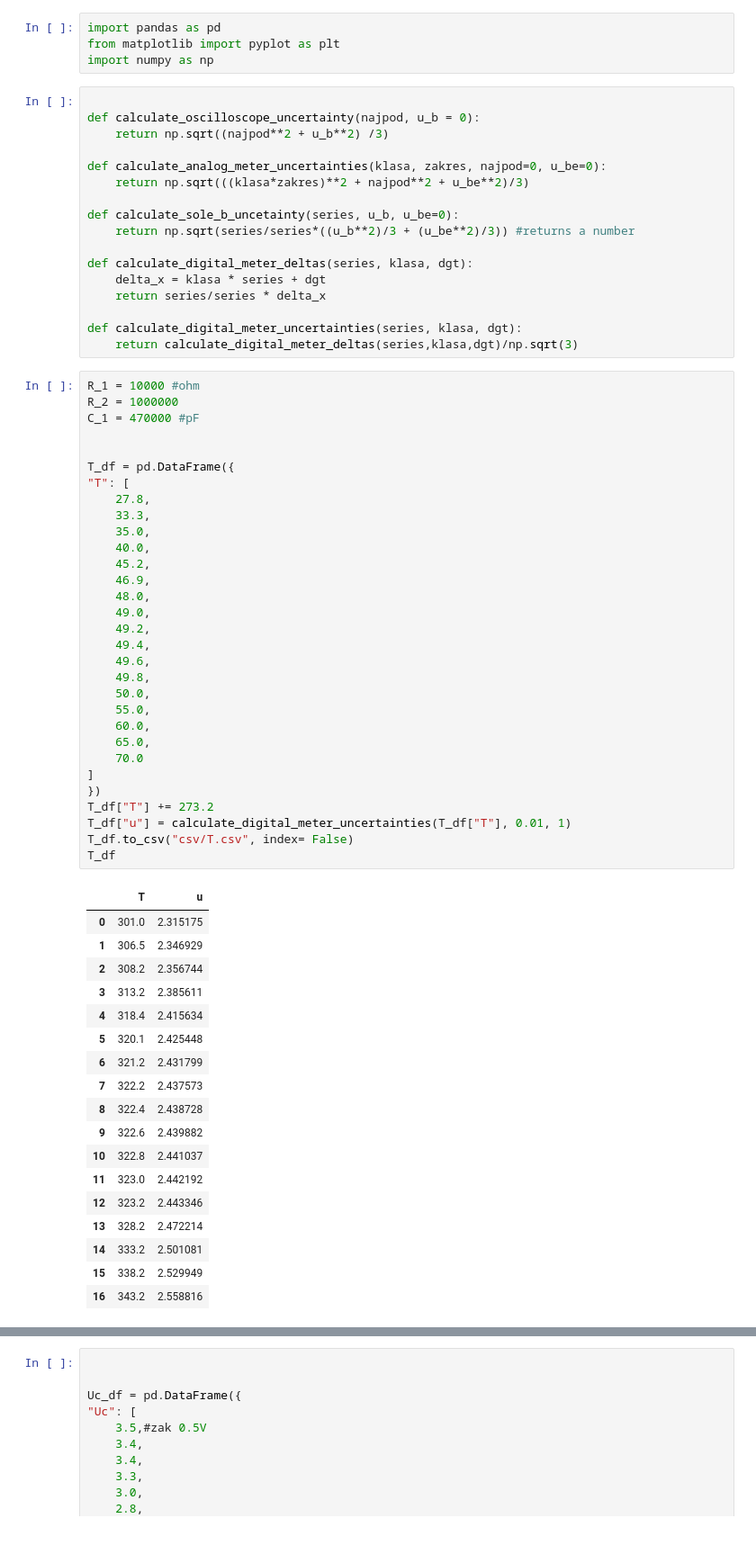
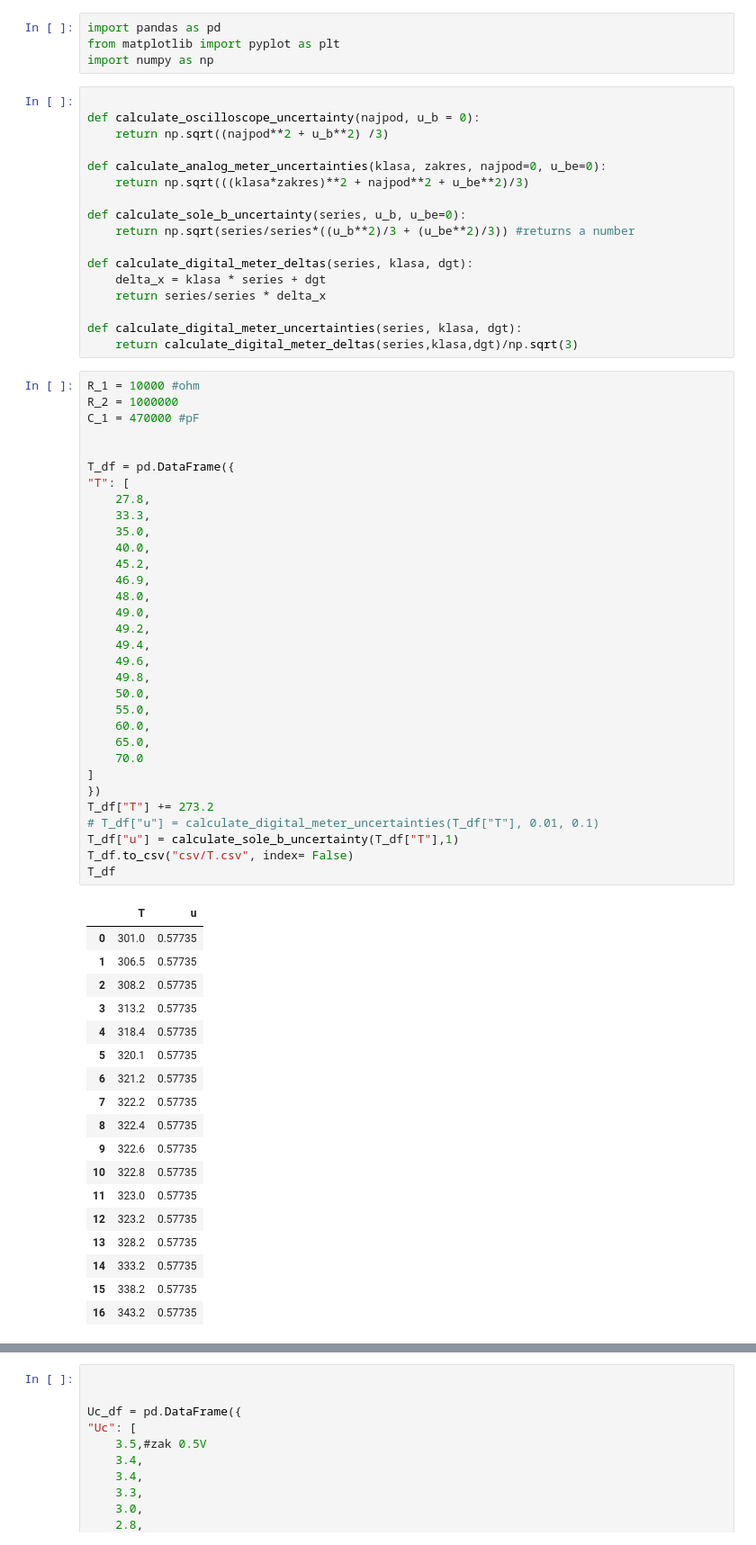
Before and after one commit to ficnawode/fizyka-pw-lab2-data-analysis, a Jupyter notebook: cw14/da.ipynb, the cells around one changed output, grey strips where cells are left out. Shown: that part at 90% size. Saved outputs shown, nothing was run; the diff lists cells and outputs as text.

```diff
--- a/cw14/da.ipynb
+++ b/cw14/da.ipynb
@@ -10,7 +10,7 @@ def calculate_oscilloscope_uncertainty(najpod, u_b = 0):
 def calculate_analog_meter_uncertainties(klasa, zakres, najpod=0, u_be=0):
     return np.sqrt(((klasa*zakres)**2 + najpod**2 + u_be**2)/3)
 
-def calculate_sole_b_uncetainty(series, u_b, u_be=0):
+def calculate_sole_b_uncertainty(series, u_b, u_be=0):
     return np.sqrt(series/series*((u_b**2)/3 + (u_be**2)/3)) #returns a number
 
 def calculate_digital_meter_deltas(series, klasa, dgt):
@@ -24,51 +24,52 @@ R_1 = 10000 #ohm
 R_2 = 1000000
 C_1 = 470000 #pF
 
 
 T_df = pd.DataFrame({
 "T": [
     27.8,
     33.3,
     35.0,
     40.0,
     45.2,
     46.9,
     48.0,
     49.0,
     49.2,
     49.4,
     49.6,
     49.8,
     50.0,
     55.0,
     60.0,
     65.0,
     70.0
 ]
 })
 T_df["T"] += 273.2
-T_df["u"] = calculate_digital_meter_uncertainties(T_df["T"], 0.01, 1)
+# T_df["u"] = calculate_digital_meter_uncertainties(T_df["T"], 0.01, 0.1)
+T_df["u"] = calculate_sole_b_uncertainty(T_df["T"],1)
 T_df.to_csv("csv/T.csv", index= False)
 T_df
 # %% [output]
 |  | T | u |
-| 0 | 301.0 | 2.315175 |
-| 1 | 306.5 | 2.346929 |
-| 2 | 308.2 | 2.356744 |
-| 3 | 313.2 | 2.385611 |
-| 4 | 318.4 | 2.415634 |
-| 5 | 320.1 | 2.425448 |
-| 6 | 321.2 | 2.431799 |
-| 7 | 322.2 | 2.437573 |
-| 8 | 322.4 | 2.438728 |
-| 9 | 322.6 | 2.439882 |
-| 10 | 322.8 | 2.441037 |
-| 11 | 323.0 | 2.442192 |
-| 12 | 323.2 | 2.443346 |
-| 13 | 328.2 | 2.472214 |
-| 14 | 333.2 | 2.501081 |
-| 15 | 338.2 | 2.529949 |
-| 16 | 343.2 | 2.558816 |
+| 0 | 301.0 | 0.57735 |
+| 1 | 306.5 | 0.57735 |
+| 2 | 308.2 | 0.57735 |
+| 3 | 313.2 | 0.57735 |
+| 4 | 318.4 | 0.57735 |
+| 5 | 320.1 | 0.57735 |
+| 6 | 321.2 | 0.57735 |
+| 7 | 322.2 | 0.57735 |
+| 8 | 322.4 | 0.57735 |
+| 9 | 322.6 | 0.57735 |
+| 10 | 322.8 | 0.57735 |
+| 11 | 323.0 | 0.57735 |
+| 12 | 323.2 | 0.57735 |
+| 13 | 328.2 | 0.57735 |
+| 14 | 333.2 | 0.57735 |
+| 15 | 338.2 | 0.57735 |
+| 16 | 343.2 | 0.57735 |
 # %%
 
 C_df = pd.DataFrame({
```
Also changed, not shown: parts of 6 cells of this notebook, 12 other files.
